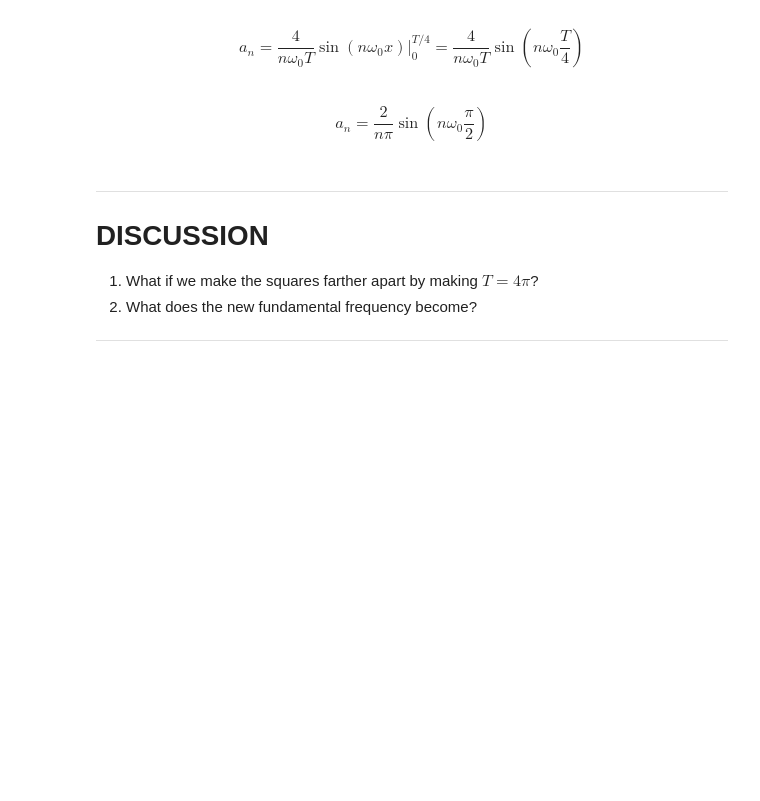
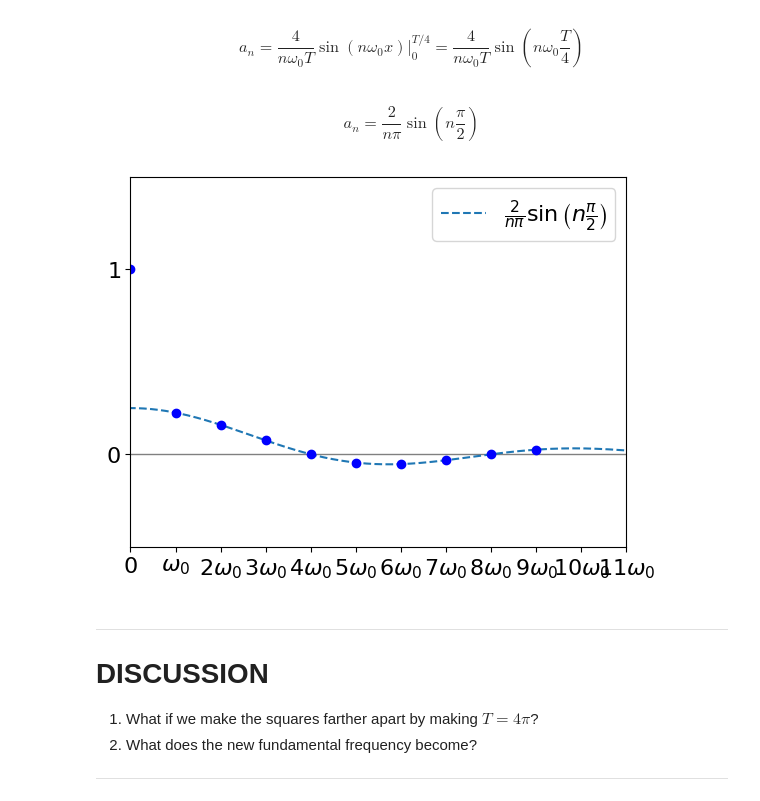
Before and after one commit to UChicagoPhysics/PHYS250, a Jupyter notebook: Examples/Fourier-Series.ipynb, the cells around one changed output. Drawn from its saved outputs; the diff is of its cells as text; code cells hidden in the pictures; blank space fills up the shorter version.

```diff
--- a/Examples/Fourier-Series.ipynb
+++ b/Examples/Fourier-Series.ipynb
@@ -98,26 +100,28 @@ a_n = \frac{4}{n \omega_0 T} \sin(n \omega_0 x)\bigg|^{T/4}_0  =\frac{4}{n \omeg
 $$
 # %% [markdown]
 $$
-a_n =\frac{2}{n\pi}\sin \left(n \omega_0 \frac{\pi}{2} \right)
+a_n =\frac{2}{n\pi}\sin \left(n \frac{\pi}{2} \right)
 $$
 # %%
 plt.axhline(0, color='gray', lw=1)
-plt.plot(x, 1/(x*pi) * np.sin(0.5*x * pi/2), '--', label=r'$\frac{2}{n\pi}\sin \left( n\omega_0 \frac{\pi}{2} \right)$')
+plt.plot(x, 1/(x*pi) * np.sin(0.5*x * pi/2), '--', label=r'$\frac{2}{n\pi}\sin \left( n \frac{\pi}{2} \right)$')
 
-an = [1/(n*pi) * np.sin(0.5*n * pi) for n in range(1, 10)]
+an = [1/(n*pi) * np.sin(0.5*n * pi/2) for n in range(1, 10)]
 
 plt.plot(0, 1, 'bo')
 plt.plot(range(1, 10), an, 'bo')
 
 plt.yticks([-1, 0, 1, 2], ['$-1$', '$0$', '$1$', '$2$'])
-plt.xticks(list(range(9)),
+plt.xticks(list(range(12)),
           [r'$0$', r'$\omega_0$', r'$2\omega_0$', r'$3\omega_0$', r'$4\omega_0$',
-           r'$5\omega_0$', r'$6\omega_0$', r'$7\omega_0$', r'$8\omega_0$'])
+           r'$5\omega_0$', r'$6\omega_0$', r'$7\omega_0$', r'$8\omega_0$', r'$9\omega_0$', r'$10\omega_0$', r'$11\omega_0$'])
 
-plt.xlim(0, 8)
+plt.xlim(0, 11)
 plt.ylim(-0.5, 1.5)
 plt.legend(fontsize=16, fancybox=True, loc='best')
 plt.show()
+# %% [output]
+[figure, added]
 # %% [markdown]
 ---
 
```
Also changed, not shown: parts of 8 cells of this notebook, 3 other files.
